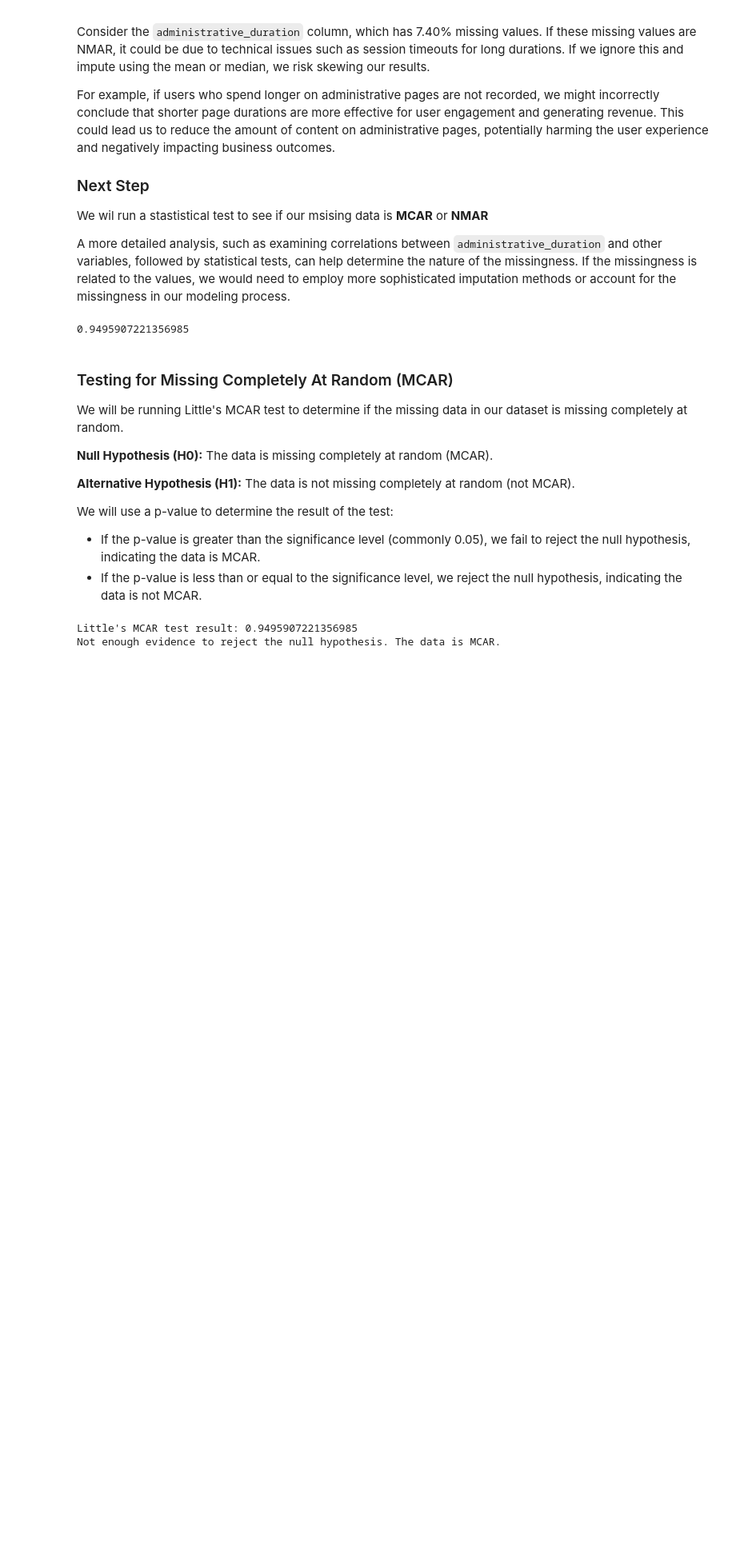
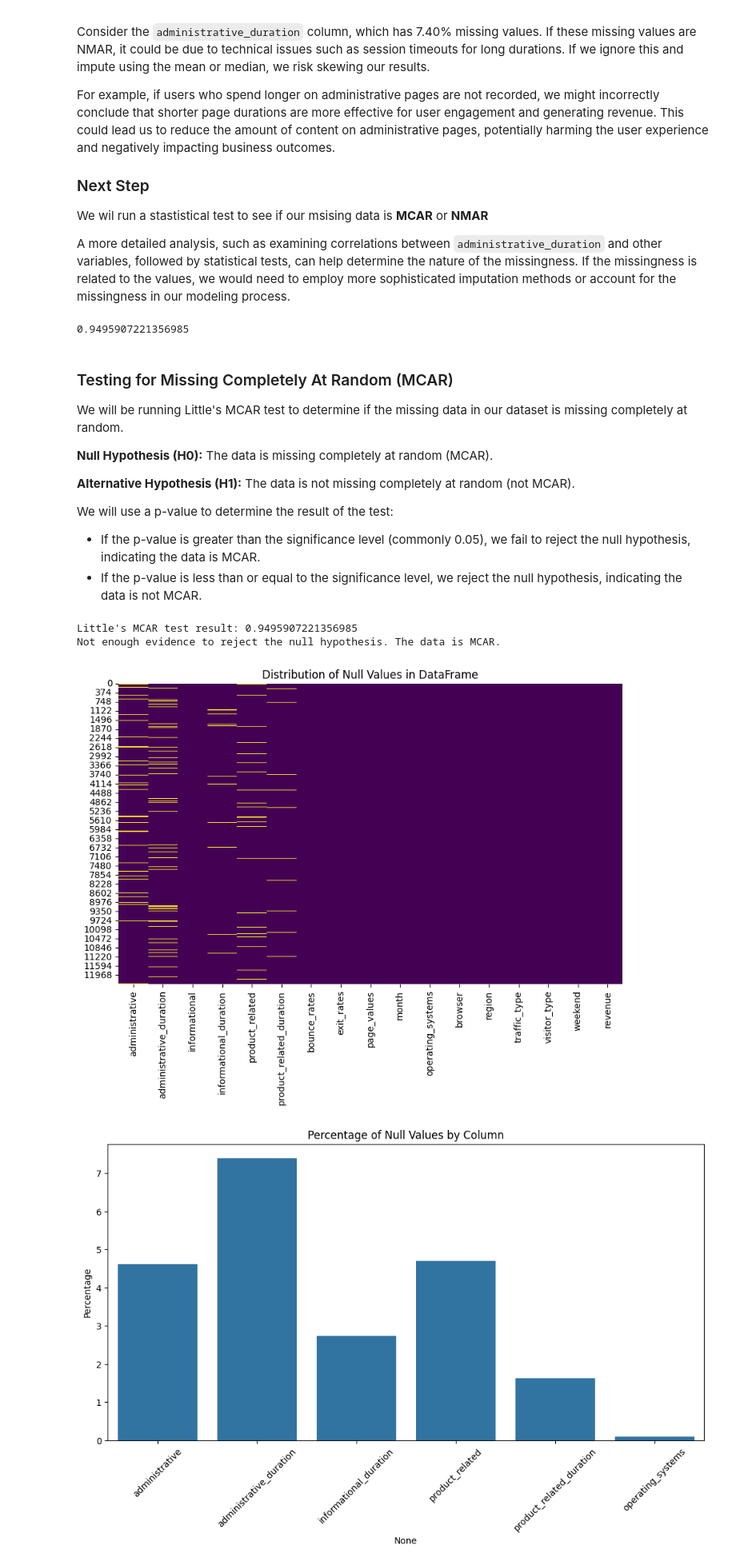
Before and after one commit to MohamedYislam/Exploratory-Data-Analysis---Online-Shopping-In-Retail, a Jupyter notebook: EDA.ipynb, the cells around one changed output. Shown at 80% size. Drawn from its saved outputs; the diff is of its cells as text; code cells hidden in the pictures; blank space fills up the shorter version.

```diff
--- a/EDA.ipynb
+++ b/EDA.ipynb
@@ -249,7 +249,3 @@ else:
 # %% [output]
 Little's MCAR test result: 0.9495907221356985
 Not enough evidence to reject the null hypothesis. The data is MCAR.
-# %%
-df = data_transformer.impute_null(['administrative'], 'mode')
-# %%
-df = data_transformer.remove_null(['administrative_duration'])
@@ -257,0 +252,10 @@ columns_remove_null = []
+# %%
+# Create an instance of the Plotter class
+plotter = Plotter()
+
+# Plot the distribution of null values before handling them
+plotter.plot_null_distribution(df)
+plotter.plot_null_percentage(df)
+# %% [output]
+[figure, added]
+[figure, added]
```
Also changed, not shown: parts of 9 cells of this notebook, 1 other file.
